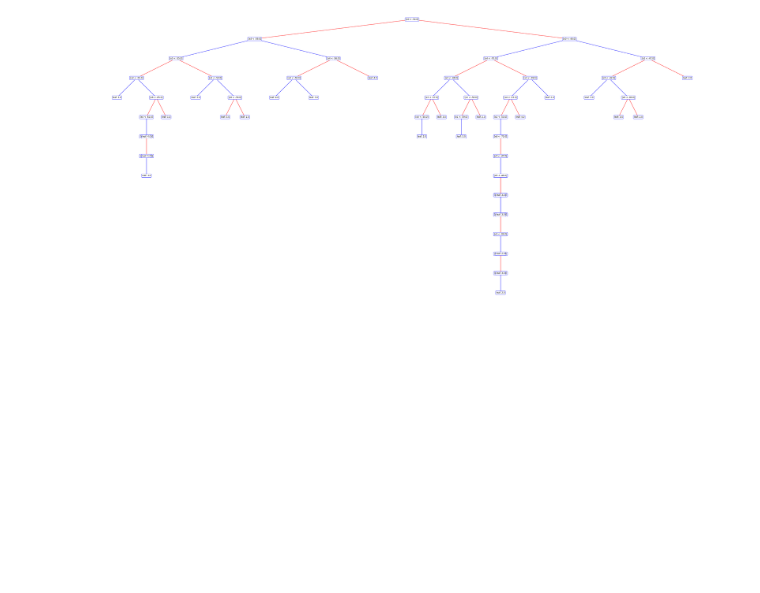
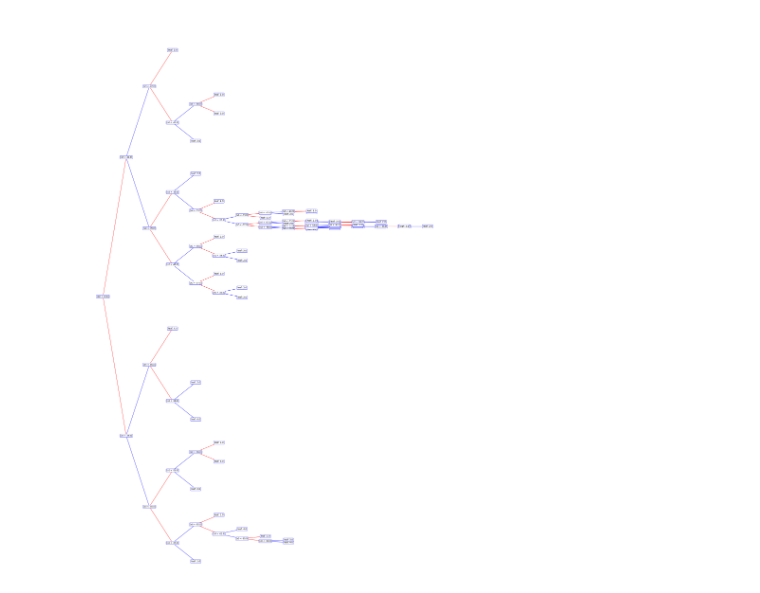
Before and after one commit to MattyWilliams22/decision_tree_learning, a Jupyter notebook: notebook.ipynb, the cells around one changed output. Saved outputs shown, nothing was run; the diff lists cells and outputs as text; code cells hidden in the pictures; blank space fills up the shorter version.

Commit message:
Changed visualisation and added output file

```diff
--- a/notebook.ipynb
+++ b/notebook.ipynb
@@ -163,40 +163,52 @@ tree = decision_tree_learning(TEST_DATASET, 0)[0]
 # %%
 # tree visualiser
 
 # adjust size here later to make it fit depending on the tree depth
-fig_height = 2 ** 5
-fig_width = 2 ** 6
+fig_height = 48
+fig_width = 32
 fig, ax = plt.subplots(figsize=(fig_width, fig_height))
 ax.set_xlim(0, fig_width)
 ax.set_ylim(0, fig_height)
 ax.axis("off")
+# Child offset factor to reduce overlap
+child_offset_factor = 1.4
+# Horizontal distance between nodes
+x_change_between_nodes = 2
+# fontsize of labels
+label_fontsize = 14
 
-def plot_node(node, x, y, child_offset, line_color):
+def plot_node(node, x, y, child_offset, line_color, depth=0):
     # Alternate line colors for branches
     if line_color == "blue":
         line_color = "red"
     else:
         line_color = "blue"
 
     # Check if the current node is a leaf node
     if "value" in node:
         # Annotate the leaf node with its value
-        ax.annotate(f"leaf: {node["value"]}", (x, y), fontsize=12, ha="center", va="center", bbox=dict(boxstyle="round,pad=0.3", fc="white", ec="blue"))
+        ax.annotate(f"leaf: {node['value']}", (x, y), fontsize=label_fontsize, ha="center", va="center", bbox=dict(boxstyle="round,pad=0.3", fc="white", ec="blue"))
     else:
         # Annotate the decision node with the split attribute and value
         ax.annotate(f"[x{node['split_attribute']} < {node['split_value']}]", (x, y), fontsize=12, ha="center", va="center", bbox=dict(boxstyle="round,pad=0.3", fc="white", ec="blue"))
 
+        # Adjust child_offset based on depth to reduce overlap
+        new_child_offset = child_offset / (child_offset_factor ** depth)
+
         # Recursively plot the left and right branches
-        plot_node(node["l_branch"], x-child_offset, y-2, child_offset//2, line_color)
-        plot_node(node["r_branch"], x+child_offset, y-2, child_offset//2, line_color)
+        plot_node(node["l_branch"], x+x_change_between_nodes, y-new_child_offset, child_offset/child_offset_factor, line_color, depth+1)
+        plot_node(node["r_branch"], x+x_change_between_nodes, y+new_child_offset, child_offset/child_offset_factor, line_color, depth+1)
 
         # Draw lines connecting the node to its children
-        ax.add_line(plt.Line2D((x, x-child_offset), (y, y-2), c=line_color))
-        ax.add_line(plt.Line2D((x, x+child_offset), (y, y-2), c=line_color))
+        ax.add_line(plt.Line2D((x, x+x_change_between_nodes), (y, y-new_child_offset), c=line_color))
+        ax.add_line(plt.Line2D((x, x+x_change_between_nodes), (y, y+new_child_offset), c=line_color))
 
-plot_node(tree, fig_width//2, fig_height, fig_width//4,"blue")
+plot_node(tree, 0, fig_height//2, fig_height//4, "blue")
+# Adjust layout to reduce margins
+plt.subplots_adjust(left=0, right=1, top=1, bottom=0)
+fig.savefig("tree.png", bbox_inches='tight')
 # %% [output]
-[figure, old version]
+[figure, new version]
 # %%
 # Metrics
 
```
Also changed, not shown: parts of 1 cell of this notebook, 1 other file.
